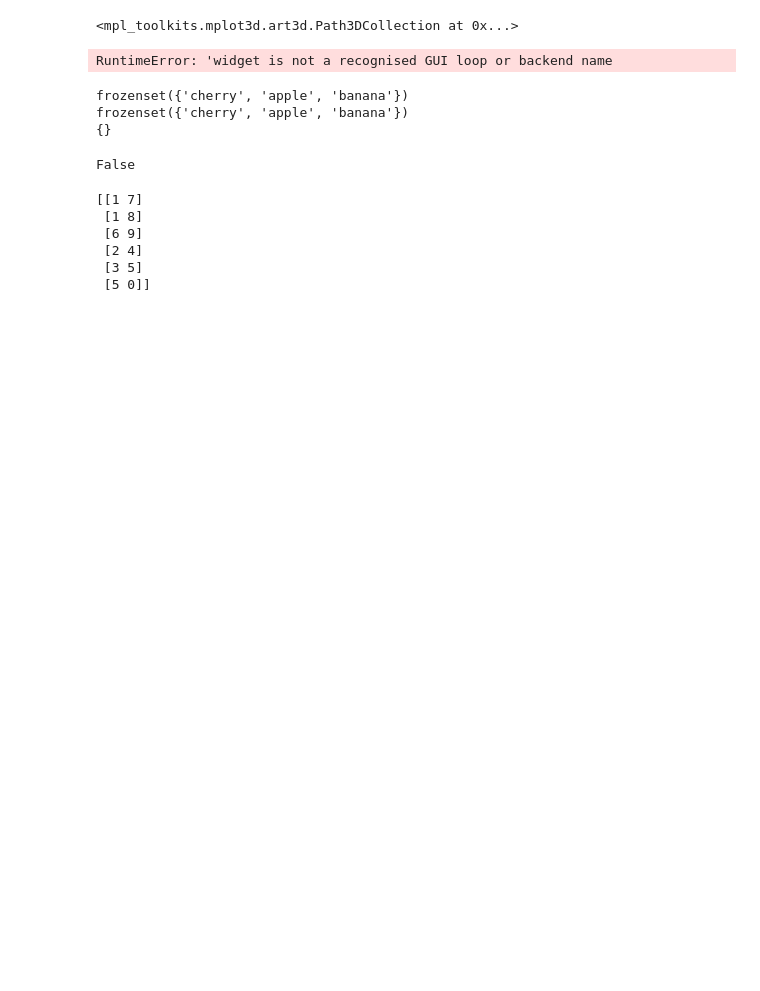
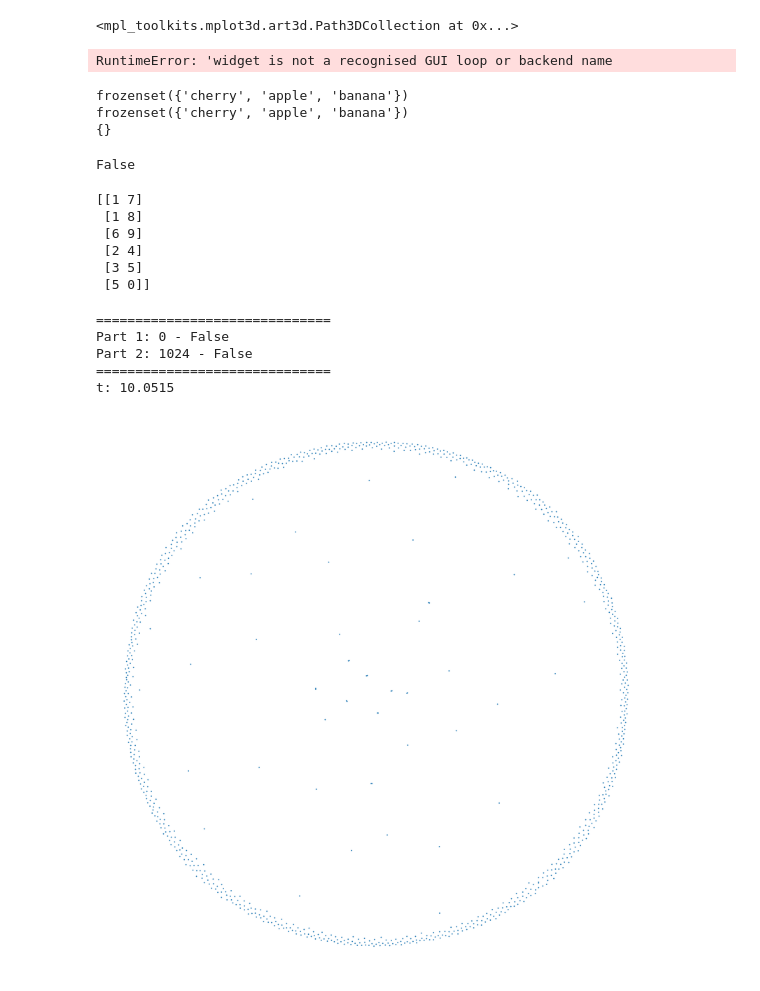
Before and after one commit to CTJoriginal/Advent-of-Code, a Jupyter notebook: 2025/Untitled-1.ipynb, the cells around one changed output. Saved outputs shown, nothing was run; the diff lists cells and outputs as text; code cells hidden in the pictures; blank space fills up the shorter version.

```diff
--- a/2025/Untitled-1.ipynb
+++ b/2025/Untitled-1.ipynb
@@ -75,3 +75,71 @@ for tail, head in numdata:
  [2 4]
  [3 5]
  [5 0]]
+# %%
+import time
+import networkx as nx
+import numpy as np
+
+def GetKey(box_a, box_b):
+    return frozenset((tuple(box_a), tuple(box_b)))
+
+solution_1 = 0
+solution_2 = 0
+
+st = time.time()
+
+instalation = np.loadtxt("8/input.txt", int, delimiter=",")
+nodes = {tuple(n): i for i, n in enumerate(instalation)}  # mapping node index --> name
+
+distances = {}
+
+# Compute distance between all pairs of boxes
+for box_a in instalation:
+    for box_b in instalation:
+        # key = GetKey(box_a, box_b) # this is hashable AND order of elements doesn't matter
+        key = frozenset((nodes[tuple(box_a)], nodes[tuple(box_b)])) # this is hashable AND order of elements doesn't matter
+        if key in distances.keys() or np.array_equal(box_a, box_b):
+            continue
+
+        distances[key] = np.linalg.norm(box_a - box_b)
+
+distances =  dict(sorted(distances.items(), key=lambda item: item[1]))
+keys = list(distances.keys())
+
+graph = np.zeros((len(nodes),len(nodes)))
+
+for i in range(10):
+    box_a, box_b = keys[i]
+    graph[box_a][box_b] = 1
+    graph[box_b][box_a] = 1
+
+G = nx.from_numpy_array(graph)
+
+subgraphs = sorted([len(G.subgraph(c).copy()) for c in nx.connected_components(G)], reverse=True)
+solution_2 = np.prod(subgraphs[:1000])
+
+t = time.time() - st
+print("\n", "=" * 30, sep="")
+print(f"Part 1: {solution_1} - {solution_1 == 21}")
+print(f"Part 2: {solution_2} - {solution_2 == 40}")
+print("=" * 30,  sep="")
+print(f"t: {t:.4f} \n")
+import matplotlib.pyplot as plt
+
+pos = nx.spring_layout(
+    G,
+    k=None,            # if None, NetworkX picks a spacing based on sqrt(1/n)
+    iterations=200,    # more iterations = more spread, slower
+    scale=1.0          # change to make layout larger/smaller
+)
+
+plt.figure(figsize=(20, 20))
+nx.draw(G, pos=pos, node_size=10, linewidths=0)
+plt.show()
+# %% [output]
+==============================
+Part 1: 0 - False
+Part 2: 1024 - False
+==============================
+t: 10.0515
+[figure, added]
```
Also changed, not shown: parts of 2 cells of this notebook, 2 other files.
